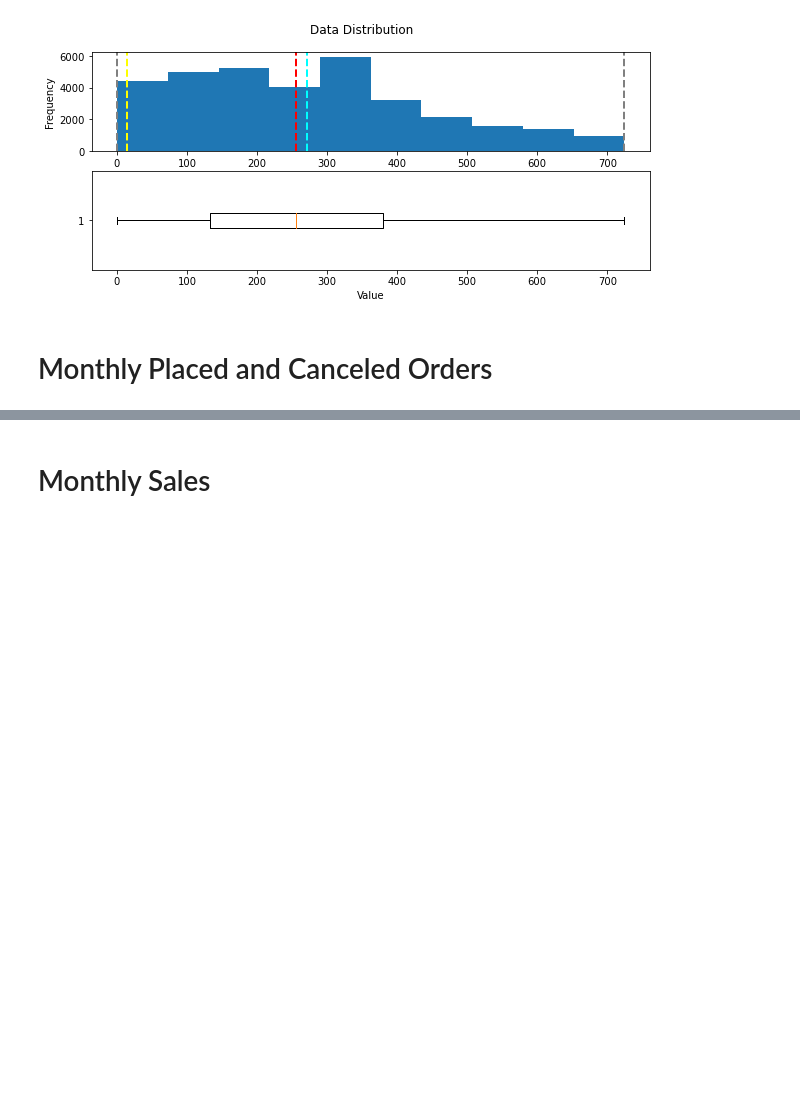
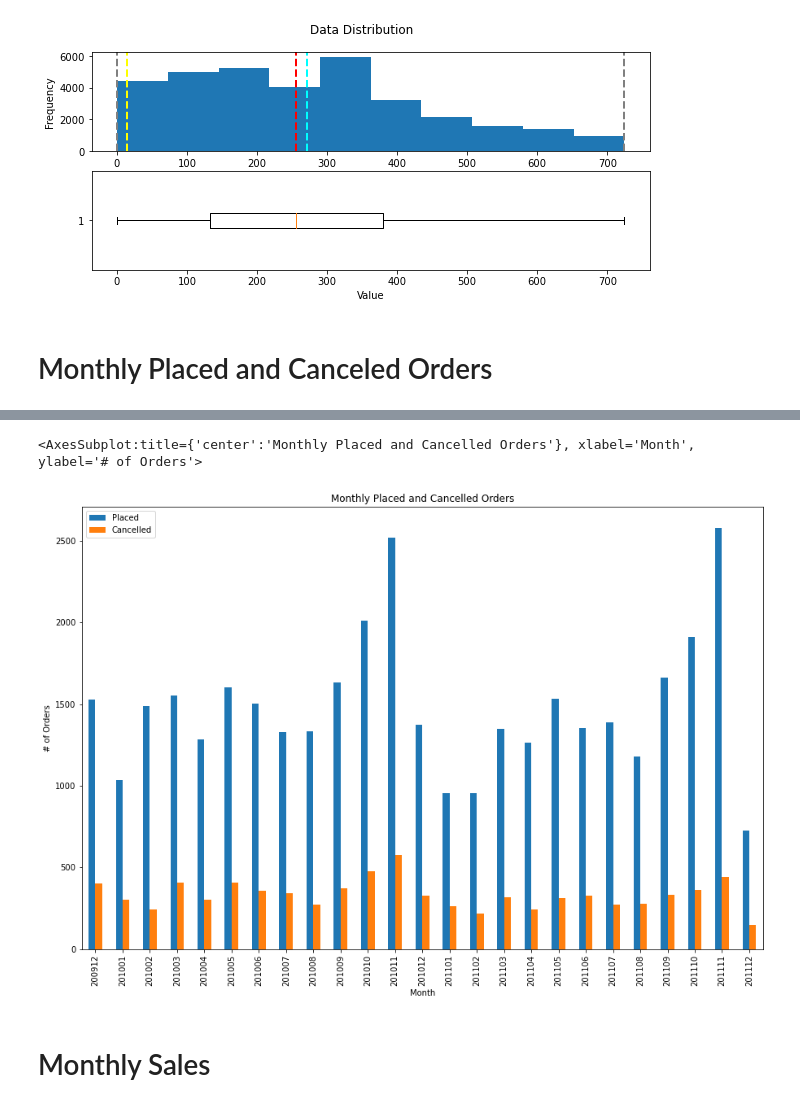
Before and after one commit to jarviscanada/jarvis_data_eng_MiguelDario, a Jupyter notebook: python_data_analytics/python_data_wrangling/retail_data_analytics_wrangling.ipynb, the cells around one changed output, grey strips where cells are left out. Drawn from its saved outputs; the diff is of its cells as text; code cells hidden in the pictures; blank space fills up the shorter version.

```diff
--- a/python_data_analytics/python_data_wrangling/retail_data_analytics_wrangling.ipynb
+++ b/python_data_analytics/python_data_wrangling/retail_data_analytics_wrangling.ipynb
@@ -314,3 +319,13 @@ monthly_placed_orders_df = monthly_total_orders_df - (2 * monthly_cancelled_orde
+# %%
+#Combine the serieses into a data frame
+orders_df = pd.concat([monthly_placed_orders_df, monthly_cancelled_orders_df], axis=1)
+
+
+#Plot the data frame
+orders_df.plot(title = 'Monthly Placed and Cancelled Orders', xlabel = "Month", ylabel = "# of Orders", kind='bar', figsize =(15,10))
+# %% [output]
+<AxesSubplot:title={'center':'Monthly Placed and Cancelled Orders'}, xlabel='Month', ylabel='# of Orders'>
+[figure, added]
 # %% [markdown]
 # Monthly Sales
 # %% [markdown]
```
Also changed, not shown: parts of 3 cells of this notebook.
